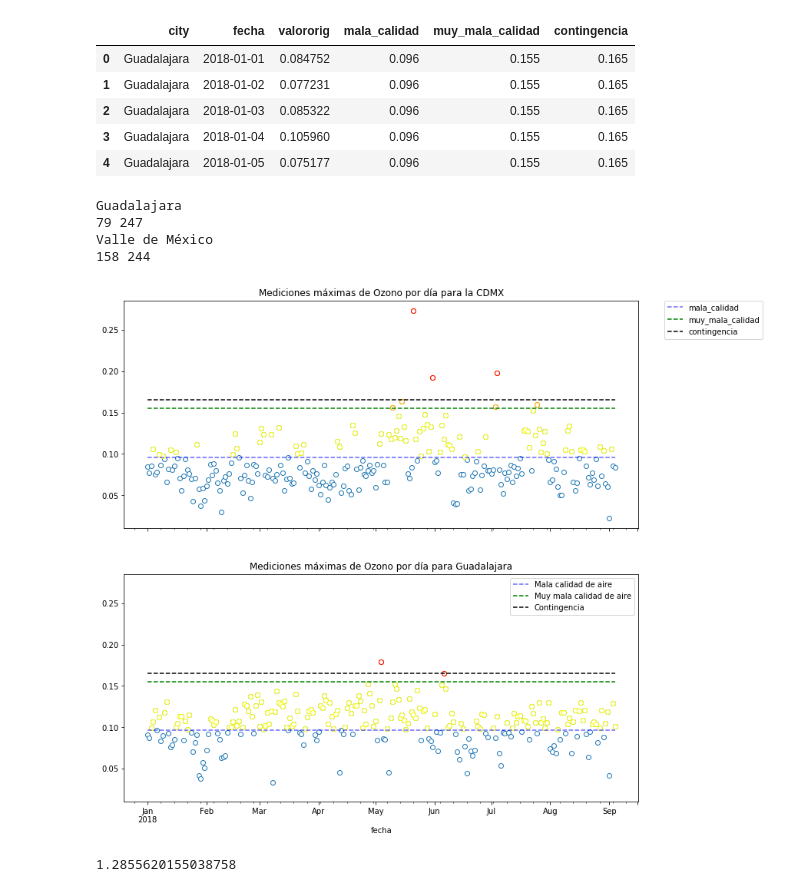
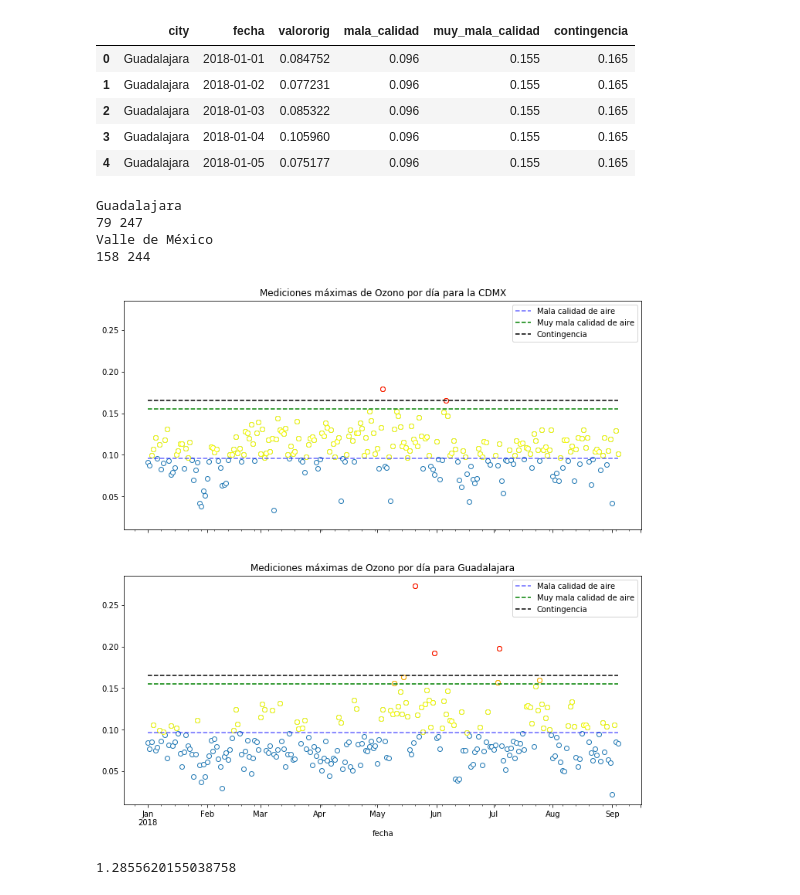
Before and after one commit to mxabierto/calidad-del-aire, a Jupyter notebook: notebooks/3_EDA_2.ipynb, the cells around one changed output. Cells and saved outputs as stored; diff of their text form; code cells hidden in the pictures.

Commit message:
Cambios a gráficas para mayor claridad

```diff
--- a/notebooks/3_EDA_2.ipynb
+++ b/notebooks/3_EDA_2.ipynb
@@ -334,56 +364,59 @@ ozono_maximo.head()
 # %%
 fig, ax = plt.subplots(2, 1, sharex=True, sharey=True, figsize=(12, 12))
 
-count = 0
 for i, g in ozono_maximo.groupby('city'):
 
     g['mayor_mala_calidad'] = np.where(g.valororig>g.mala_calidad,
                                           g.valororig, np.NaN)
 
     g['mayor_muy_mala_calidad'] = np.where(g.valororig>g.muy_mala_calidad,
                                                       g.valororig, np.NaN)
 
     g['mayor_contingencia'] = np.where(g.valororig>=g.contingencia,
                                                       g.valororig, np.NaN)
 
     g = g.set_index('fecha')
 
-    aux_ax = ax.flatten()[count]
+    aux_ax = ax.flatten()
 
-    g.valororig.plot(style='o', legend=False, **{'mfc':'white'}, ax=aux_ax)
+    if i=='Valle de México':
+        g.valororig.plot(style='o', legend=False, **{'mfc':'white'}, ax=aux_ax[0])
 
-    g.mayor_mala_calidad.plot(c='yellow', style='o', **{'mfc':'white'}, ax=aux_ax)
-    g.mayor_muy_mala_calidad.plot(c='orange', style='o', **{'mfc':'white'}, ax=aux_ax)
-    g.mayor_contingencia.plot(c='red', style='o', **{'mfc':'white'}, ax=aux_ax)
+        g.mayor_mala_calidad.plot(c='yellow', style='o', **{'mfc':'white'}, ax=aux_ax[0])
+        g.mayor_muy_mala_calidad.plot(c='orange', style='o', **{'mfc':'white'}, ax=aux_ax[0])
+        g.mayor_contingencia.plot(c='red', style='o', **{'mfc':'white'}, ax=aux_ax[0])
 
-
-    if count==1:
-        g.mala_calidad.plot(legend=True, label='Mala calidad de aire', style='--', c='b', alpha=0.6, ax=aux_ax)
-        g.muy_mala_calidad.plot(legend=True, label='Muy mala calidad de aire', style='--', c='green', ax=aux_ax)
-        g.contingencia.plot(legend=True, label='Contingencia', style='--', c='k', ax=aux_ax)
-        aux_ax.set_title('Mediciones máximas de Ozono por día para Guadalajara')
+        g.mala_calidad.plot(legend=True, label='Mala calidad de aire', style='--', c='b', alpha=0.6, ax=aux_ax[0])
+        g.muy_mala_calidad.plot(legend=True, label='Muy mala calidad de aire', style='--', c='green', ax=aux_ax[0])
+        g.contingencia.plot(legend=True, label='Contingencia', style='--', c='k', ax=aux_ax[0])
+        aux_ax[0].set_title('Mediciones máximas de Ozono por día para la CDMX')
+        handles, labels = aux_ax[0].get_legend_handles_labels()
+        aux_ax[0].legend(handles[4::], labels[4::], loc=1)
 
     else:
-        g.mala_calidad.plot(legend=False, style='--', c='b', alpha=0.6, ax=aux_ax)
-        g.muy_mala_calidad.plot(legend=False, style='--', c='green', ax=aux_ax)
-        g.contingencia.plot(legend=False, style='--', c='k', ax=aux_ax)
-        aux_ax.set_title('Mediciones máximas de Ozono por día para la CDMX')
-        handles, labels = aux_ax.get_legend_handles_labels()
-        aux_ax.legend(handles[4::], labels[4::], bbox_to_anchor=(1.05, 1), loc=2, borderaxespad=0.)
+        g.valororig.plot(style='o', legend=False, **{'mfc':'white'}, ax=aux_ax[1])
+
+        g.mayor_mala_calidad.plot(c='yellow', style='o', **{'mfc':'white'}, ax=aux_ax[1])
+        g.mayor_muy_mala_calidad.plot(c='orange', style='o', **{'mfc':'white'}, ax=aux_ax[1])
+        g.mayor_contingencia.plot(c='red', style='o', **{'mfc':'white'}, ax=aux_ax[1])
+
+        g.mala_calidad.plot(legend=True, label='Mala calidad de aire', style='--', c='b', alpha=0.6, ax=aux_ax[1])
+        g.muy_mala_calidad.plot(legend=True, label='Muy mala calidad de aire', style='--', c='green', ax=aux_ax[1])
+        g.contingencia.plot(legend=True, label='Contingencia', style='--', c='k', ax=aux_ax[1])
+        handles, labels = aux_ax[1].get_legend_handles_labels()
+        aux_ax[1].legend(handles[4::], labels[4::], loc=1)
+        aux_ax[1].set_title('Mediciones máximas de Ozono por día para Guadalajara')
 
     # puntos entre la franja axul y negra
     mask = (g.mayor_mala_calidad.notnull()) & (g.mayor_contingencia.isnull()) | (g.mayor_muy_mala_calidad.notnull())
     print(i)
     print(len(g[mask]), len(g))
-
-
-    count+=1
 # %% [output]
 Guadalajara
 79 247
 Valle de México
 158 244
-[figure, old version]
+[figure, new version]
 # %%
 0.22111666666666663/0.172
 # %% [output]
```
Also changed, not shown: parts of 3 cells of this notebook, 1 other file.
